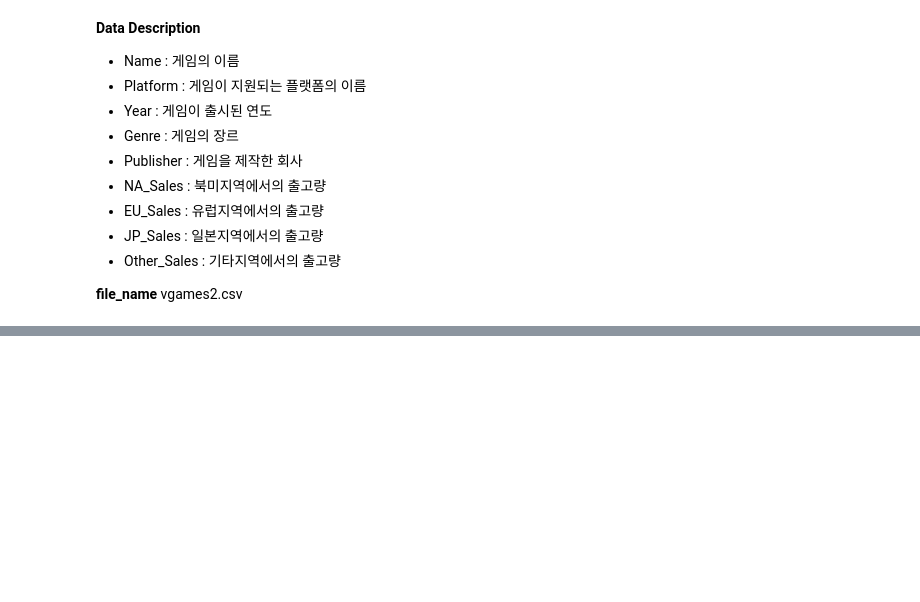
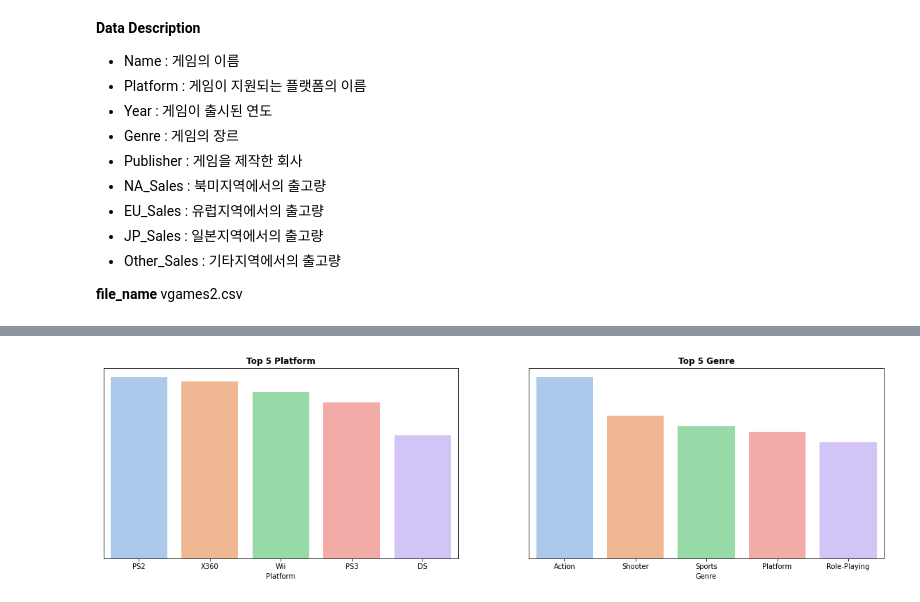
Before and after one commit to Choi-jeonghoon/AI, a Jupyter notebook: AI_12_최정훈_Section1.ipynb, the cells around one changed output, grey strips where cells are left out. Cells and saved outputs as stored; diff of their text form; code cells hidden in the pictures; blank space fills up the shorter version.

```diff
--- a/AI_12_최정훈_Section1.ipynb
+++ b/AI_12_최정훈_Section1.ipynb
@@ -98,0 +79,4 @@ df.isnull()
+# %%
+data = data.dropna()
+data.isnull().sum()
+# 결측치가 잘 제거된 것을 확인
@@ -98,0 +174,5 @@ df.isnull()
+# %%
+#모든 지역의 출고량을 합쳐서 'Total_Sales'라는 새로운 feature 생성
+
+data2['Total_Sales'] = data2['NA_Sales'] + data2['EU_Sales'] + data2['JP_Sales'] + data2['Other_Sales']
+data2.head()
@@ -98,0 +186,5 @@ df.isnull()
+# %%
+#컬럼들을 보기 편한 순서대로 재정렬
+
+data2 = data2[['Name', 'Platform', 'Genre', 'Era', 'NA_Sales', 'EU_Sales', 'JP_Sales', 'Other_Sales', 'Total_Sales']]
+data2.head()
@@ -98,0 +198,6 @@ df.isnull()
+# %%
+#1. 출고량이 높은 게임에 대한 분석 및 시각화 프로세스
+#총 출고량이 가장 높은 1000개의 데이터를 추출(플랫폼, 장르, 총 출고량)
+
+top = data2.sort_values('Total_Sales', ascending = False).head(1000)
+top.head()
@@ -98,0 +211,27 @@ df.isnull()
+# %%
+#가장 출고량이 높은 상위 5개의 플랫폼과 장르 확인
+
+top_platform = top.groupby(['Platform'])['Total_Sales'].sum().reset_index().sort_values('Total_Sales', ascending = False).head()
+top_genre = top.groupby(['Genre'])['Total_Sales'].sum().reset_index().sort_values('Total_Sales', ascending = False).head()
+
+import matplotlib.pyplot as plt
+import seaborn as sns
+
+plt.figure(figsize = (20, 5))
+
+plt.subplot(121)
+sns.barplot(x = 'Platform', y ='Total_Sales', data = top_platform, palette = 'pastel')
+plt.title('Top 5 Platform', fontdict = {'fontweight' : 'bold'})
+ax = plt.gca()
+ax.axes.yaxis.set_visible(False)
+
+plt.subplot(122)
+sns.barplot(x = 'Genre', y ='Total_Sales', data = top_genre, palette = 'pastel')
+plt.title('Top 5 Genre', fontdict = {'fontweight' : 'bold'})
+ax = plt.gca()
+ax.axes.yaxis.set_visible(False)
+
+# PS2, X360, Wii, PS3, DS
+# 액션, 슈팅, 스포츠, 플랫폼, 롤플레잉
+# %% [output]
+[figure, added]
```
Also changed, not shown: parts of 32 cells of this notebook.
